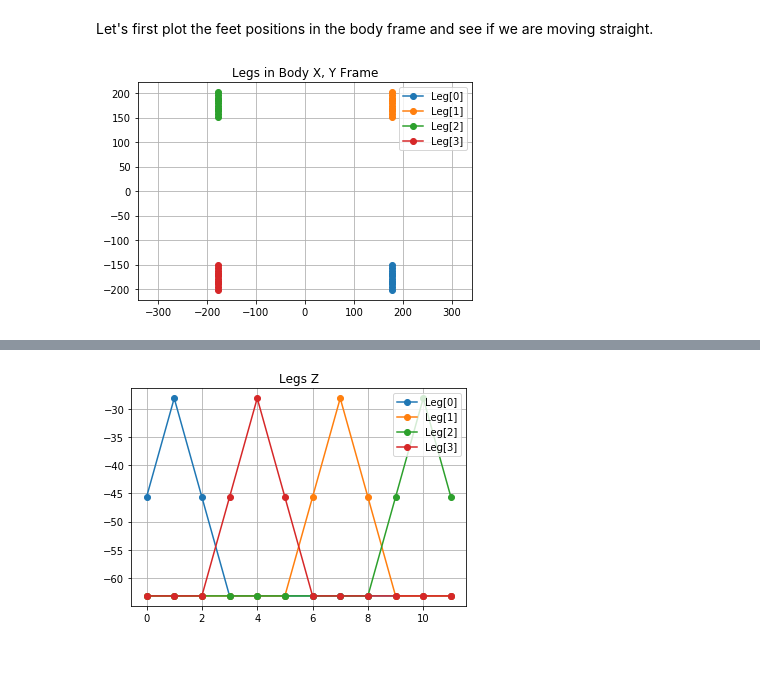
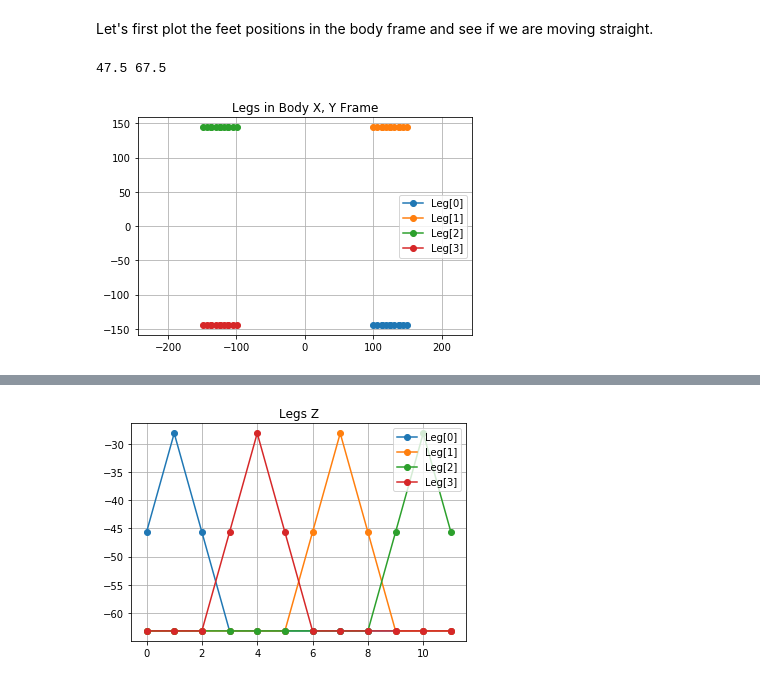
Before and after one commit to MultipedRobotics/multiped, a Jupyter notebook: ax12/docs/gait.ipynb, the cells around one changed output, grey strips where cells are left out. Cells and saved outputs as stored; diff of their text form; code cells hidden in the pictures.

```diff
--- a/ax12/docs/gait.ipynb
+++ b/ax12/docs/gait.ipynb
@@ -213,10 +401,10 @@ Let's take a look at how the robot moves around. In each case, the robot is comm
 def walk(cmd):
     data = {
         # [ length, (limits), offset]
-        'coxa':   [52, [-90, 90], 150],
-        'femur':  [90, [-100, 100], 150],   # fixme
-        'tibia':  [89, [-190, 120], 220],  # fixme
-        'tarsus': [90, [-90, 90], 150],
+        'coxa':   [52, [-90, 90],   150],
+        'femur':  [90, [-100, 100], 123],   # fixme
+        'tibia':  [89, [-90, 120],  194],  # fixme
+        'tarsus': [90, [-90, 90],   167],
 
         # gait
         # Angles: 0.00 75.60 -120.39 -45.22
@@ -229,9 +417,17 @@ def walk(cmd):
     }
 
     leg = Leg4(data)  # 4 servo leg
-    gait = DiscreteRippleGait(35.0, leg.getNeutralPos())  # ripple gait
+    gait = kDiscreteRippleGait(
+        35.0,  # how high the leg is lifted
+        leg.getNeutralPos()  # neutral x,y,z position
+    )
+#     gait.phi = [9/9, 6/9, 3/9, 1/9, 2/9, 3/9, 4/9, 5/9, 6/9, 7/9, 8/9, 9/9]
+    gait.phi = [6/8, 4/8, 2/8, 0/8, 1/8, 2/8, 3/8, 4/8, 5/8, 6/8, 7/8, 8/8]
+    #            up,  up,  up, dwn, dwn, dwn, dwn, dwn, dwn, dwn, dwn, dwn]
+#     gait.scale = 100
     pts = gait.oneCycle_alt(*cmd)                         # array of 3d foot pts
-    angle = leg.generateServoAngles_alt(pts)              # array of leg servo angles
+    angle = leg.generateServoAngles(pts)              # array of leg servo angles
+    print('Neutral pos:', leg.getNeutralPos())
     return pts, angle
 # %% [markdown]
 ## Straight
@@ -268,32 +448,38 @@ Let's first plot the feet positions in the body frame and see if we are moving s
 def plot_body_frame(pts):
     def rot_z(t, c):
         """
         t - theta [radians]
         c - [x,y,z]
         return - [x,y,z] numpy array rotated about z-axis
         """
         ans = [
             c[0]*cos(t)-c[1]*sin(t),
             c[0]*sin(t)+c[1]*cos(t),
             c[2]
         ]
 
         return ans
 
     # plot things in global body frame
-    body = [(100,-100), (100,100),(-100,100),(-100,-100)] # CCW
+#     body = [(100,-100), (100,100),(-100,100),(-100,-100)] # CCW
+#     frame = [-pi/4, pi/4, 3*pi/4, -3*pi/4]
+    dy = 135/2
+    dx = 95/2
+    print(dx,dy)
+    body = [(dx,-dy), (dx,dy),(-dx,dy),(-dx,-dy)] # CCW
     frame = [-pi/4, pi/4, 3*pi/4, -3*pi/4]
     for ll in range(4):
         aa = frame[ll]
         pp = [rot_z(aa, p) for p in pts[ll]]
         xx = [v[0]+body[ll][0] for v in pp]
         yy = [v[1]+body[ll][1] for v in pp]
         plt.title('Legs in Body X, Y Frame'.format(ll))
         plt.plot(xx,yy, label='Leg[{}]'.format(ll), marker='o')
         plt.grid(True)
         plt.axis('equal')
     plt.legend();
 
 plot_body_frame(pts)
 # %% [output]
+47.5 67.5
-[figure, old version]
+[figure, new version]
```
Also changed, not shown: parts of 28 cells of this notebook, 11 other files.
